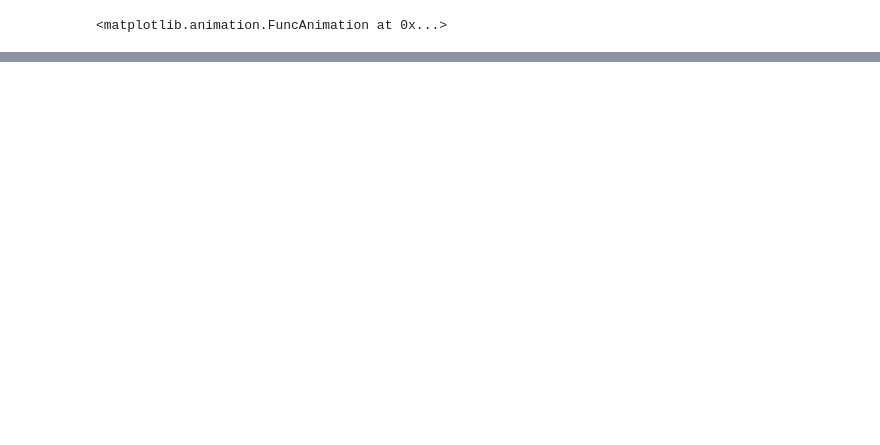
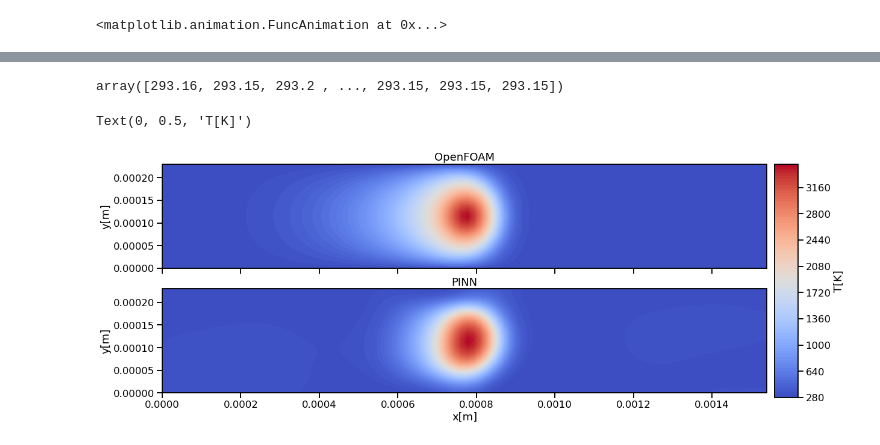
Before and after one commit to snilsn/pinn_slm, a Jupyter notebook: slm_steel_phase.ipynb, the cells around one changed output, grey strips where cells are left out. Drawn from its saved outputs; the diff is of its cells as text; code cells hidden in the pictures; blank space fills up the shorter version.

```diff
--- a/slm_steel_phase.ipynb
+++ b/slm_steel_phase.ipynb
@@ -433,4 +487,4 @@ from matplotlib.animation import FFMpegWriter
 writervideo = FFMpegWriter(fps=60)
 anim.save('pictures/video.mp4', writer=writervideo)
 # %%
-x
+end_data = np.genfromtxt('of_test/end_slice.csv', delimiter = ',',skip_header = True)
@@ -485,0 +507,38 @@ plt.plot(x, (330.9+0.563*x-4.015e-4*x**2+9.465e-8*x**3))
+# %%
+end_data.T[3]
+# %% [output]
+array([293.16, 293.15, 293.2 , ..., 293.15, 293.15, 293.15])
+# %%
+x, y, z, T = end_data[:, 0], end_data[:, 1], end_data[:, 2], end_data[:, 3]
+# %%
+fig, (ax1, ax2) = plt.subplots(ncols = 1, nrows = 2, figsize = (18, 7), sharex=True)
+
+xi = np.linspace(x.min(), x.max(), 100)
+yi = np.linspace(y.min(), y.max(), 100)
+Ti = griddata((x, y), T, (xi[None,:], yi[:,None]), method='cubic')
+
+ax1.set_ylabel('y[m]')
+ax1.set_title('OpenFOAM')
+ax2.set_ylabel('y[m]')
+ax2.set_xlabel('x[m]')
+ax2.set_title('PINN')
+
+#cbar = plt.colorbar(im, ax = ax1)
+#cbar.ax.set_ylabel('T[K]')
+#cbar2 = plt.colorbar(im, ax = ax2)
+#cbar2.ax.set_ylabel('T[K]')
+
+X = np.vstack((x, y, np.ones(len(x))*z.max(), np.ones(len(x))*t_max)).T
+Y = model.predict(X)
+Ti = griddata((x, y), T, (xi[None,:], yi[:,None]), method='cubic')
+T_pred = griddata((x, y), Y[:,0], (xi[None,:], yi[:,None]), method='cubic')
+
+im = ax1.contourf(xi, yi, Ti, 100, cmap=plt.cm.coolwarm)
+CS = ax2.contourf(xi, yi, T_pred, 100, cmap=plt.cm.coolwarm)
+
+cbar_ax = fig.add_axes([0.91, 0.11, 0.03, 0.77])
+fig.colorbar(im, cax=cbar_ax)
+cbar_ax.set_ylabel('T[K]')
+# %% [output]
+Text(0, 0.5, 'T[K]')
+[figure, added]
```
Also changed, not shown: parts of 41 cells of this notebook.
